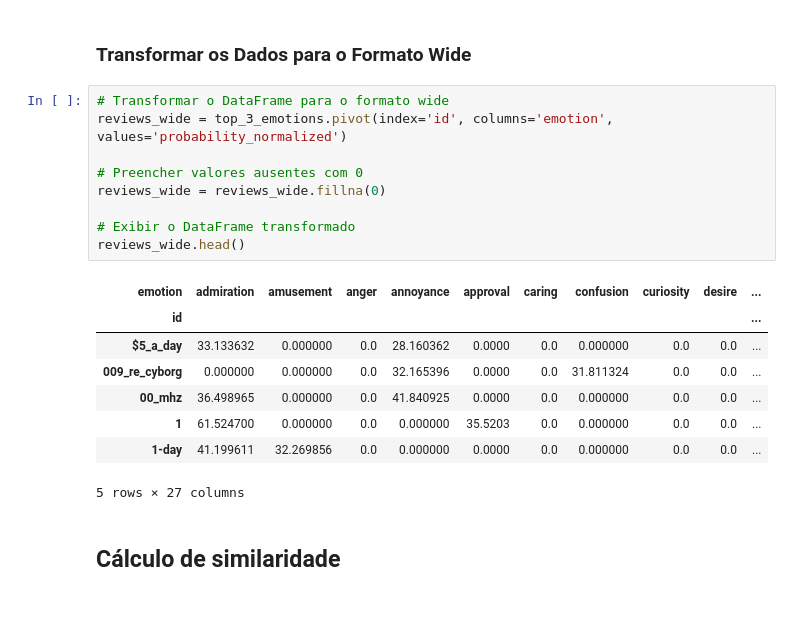
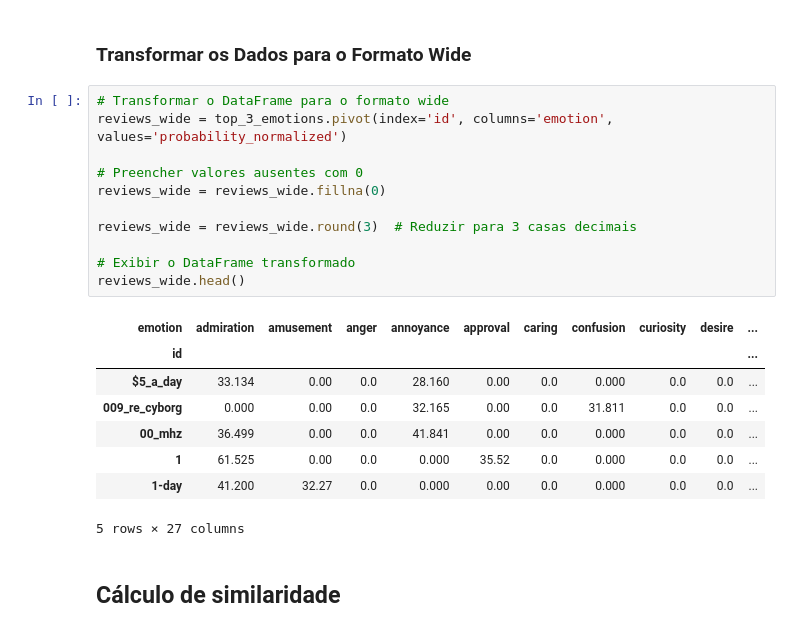
Before and after one commit to danipafi/FilmEmotionRecommender, a Jupyter notebook: Movie_Recommender.ipynb, the cells around one changed output. Drawn from its saved outputs; the diff is of its cells as text.

```diff
--- a/Movie_Recommender.ipynb
+++ b/Movie_Recommender.ipynb
@@ -263,20 +300,22 @@ reviews[reviews['id'] == 'dinosaur_island_2002']
 # %%
 # Transformar o DataFrame para o formato wide
 reviews_wide = top_3_emotions.pivot(index='id', columns='emotion', values='probability_normalized')
 
 # Preencher valores ausentes com 0
 reviews_wide = reviews_wide.fillna(0)
 
+reviews_wide = reviews_wide.round(3)  # Reduzir para 3 casas decimais
+
 # Exibir o DataFrame transformado
 reviews_wide.head()
 # %% [output]
 | emotion | admiration | amusement | anger | annoyance | approval | caring | confusion | curiosity | desire | ... |
 | id |  |  |  |  |  |  |  |  |  | ... |
-| $5_a_day | 33.133632 | 0.000000 | 0.0 | 28.160362 | 0.0000 | 0.0 | 0.000000 | 0.0 | 0.0 | ... |
-| 009_re_cyborg | 0.000000 | 0.000000 | 0.0 | 32.165396 | 0.0000 | 0.0 | 31.811324 | 0.0 | 0.0 | ... |
-| 00_mhz | 36.498965 | 0.000000 | 0.0 | 41.840925 | 0.0000 | 0.0 | 0.000000 | 0.0 | 0.0 | ... |
-| 1 | 61.524700 | 0.000000 | 0.0 | 0.000000 | 35.5203 | 0.0 | 0.000000 | 0.0 | 0.0 | ... |
-| 1-day | 41.199611 | 32.269856 | 0.0 | 0.000000 | 0.0000 | 0.0 | 0.000000 | 0.0 | 0.0 | ... |
+| $5_a_day | 33.134 | 0.00 | 0.0 | 28.160 | 0.00 | 0.0 | 0.000 | 0.0 | 0.0 | ... |
+| 009_re_cyborg | 0.000 | 0.00 | 0.0 | 32.165 | 0.00 | 0.0 | 31.811 | 0.0 | 0.0 | ... |
+| 00_mhz | 36.499 | 0.00 | 0.0 | 41.841 | 0.00 | 0.0 | 0.000 | 0.0 | 0.0 | ... |
+| 1 | 61.525 | 0.00 | 0.0 | 0.000 | 35.52 | 0.0 | 0.000 | 0.0 | 0.0 | ... |
+| 1-day | 41.200 | 32.27 | 0.0 | 0.000 | 0.00 | 0.0 | 0.000 | 0.0 | 0.0 | ... |
 5 rows × 27 columns
 # %% [markdown]
 ## Cálculo de similaridade
```
Also changed, not shown: parts of 30 cells of this notebook, 1 other file.
